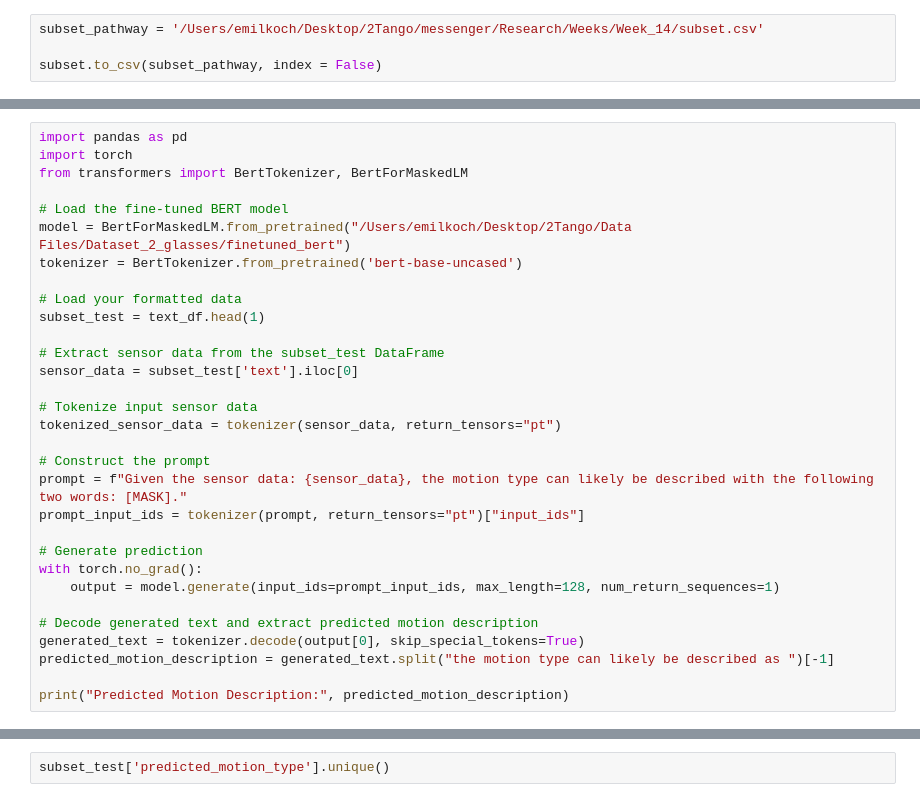
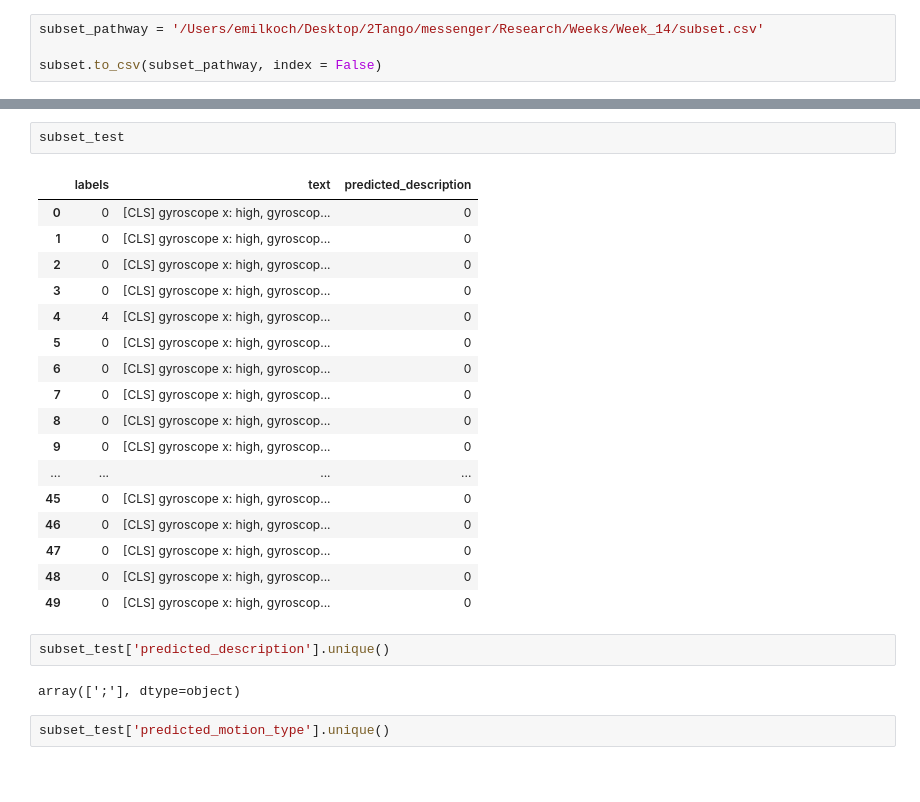
Before and after one commit to twotango/messenger, a Jupyter notebook: Research/Weeks/Week_14/14_4.ipynb, the cells around one changed output, grey strips where cells are left out. Drawn from its saved outputs; the diff is of its cells as text; blank space fills up the shorter version.

Commit message:
BERT

```diff
--- a/Research/Weeks/Week_14/14_4.ipynb
+++ b/Research/Weeks/Week_14/14_4.ipynb
@@ -291,31 +422,0 @@ Some weights of the model checkpoint at bert-base-uncased were not used when ini
-# %%
-import pandas as pd
-import torch
-from transformers import BertTokenizer, BertForMaskedLM
-
-# Load the fine-tuned BERT model
-model = BertForMaskedLM.from_pretrained("/Users/emilkoch/Desktop/2Tango/Data Files/Dataset_2_glasses/finetuned_bert")
-tokenizer = BertTokenizer.from_pretrained('bert-base-uncased')
-
-# Load your formatted data
-subset_test = text_df.head(1)
-
-# Extract sensor data from the subset_test DataFrame
-sensor_data = subset_test['text'].iloc[0]
-
-# Tokenize input sensor data
-tokenized_sensor_data = tokenizer(sensor_data, return_tensors="pt")
-
-# Construct the prompt
-prompt = f"Given the sensor data: {sensor_data}, the motion type can likely be described with the following two words: [MASK]."
-prompt_input_ids = tokenizer(prompt, return_tensors="pt")["input_ids"]
-
-# Generate prediction
-with torch.no_grad():
-    output = model.generate(input_ids=prompt_input_ids, max_length=128, num_return_sequences=1)
-
-# Decode generated text and extract predicted motion description
-generated_text = tokenizer.decode(output[0], skip_special_tokens=True)
-predicted_motion_description = generated_text.split("the motion type can likely be described as ")[-1]
-
-print("Predicted Motion Description:", predicted_motion_description)
@@ -324,3 +486,27 @@ Predicted Motion Description: given the sensor data : gyroscope : gyro _ x : 0.
+# %%
+subset_test
+# %% [output]
+|  | labels | text | predicted_description |
+| 0 | 0 | [CLS] gyroscope x: high, gyroscop... | 0 |
+| 1 | 0 | [CLS] gyroscope x: high, gyroscop... | 0 |
+| 2 | 0 | [CLS] gyroscope x: high, gyroscop... | 0 |
+| 3 | 0 | [CLS] gyroscope x: high, gyroscop... | 0 |
+| 4 | 4 | [CLS] gyroscope x: high, gyroscop... | 0 |
+| 5 | 0 | [CLS] gyroscope x: high, gyroscop... | 0 |
+| 6 | 0 | [CLS] gyroscope x: high, gyroscop... | 0 |
+| 7 | 0 | [CLS] gyroscope x: high, gyroscop... | 0 |
+| 8 | 0 | [CLS] gyroscope x: high, gyroscop... | 0 |
+| 9 | 0 | [CLS] gyroscope x: high, gyroscop... | 0 |
+| ... | ... | ... | ... |
+| 45 | 0 | [CLS] gyroscope x: high, gyroscop... | 0 |
+| 46 | 0 | [CLS] gyroscope x: high, gyroscop... | 0 |
+| 47 | 0 | [CLS] gyroscope x: high, gyroscop... | 0 |
+| 48 | 0 | [CLS] gyroscope x: high, gyroscop... | 0 |
+| 49 | 0 | [CLS] gyroscope x: high, gyroscop... | 0 |
+# %%
+subset_test['predicted_description'].unique()
+# %% [output]
+array([';'], dtype=object)
 # %%
 subset_test['predicted_motion_type'].unique()
 # %% [output]
```
Also changed, not shown: parts of 18 cells of this notebook, 5 other files.
